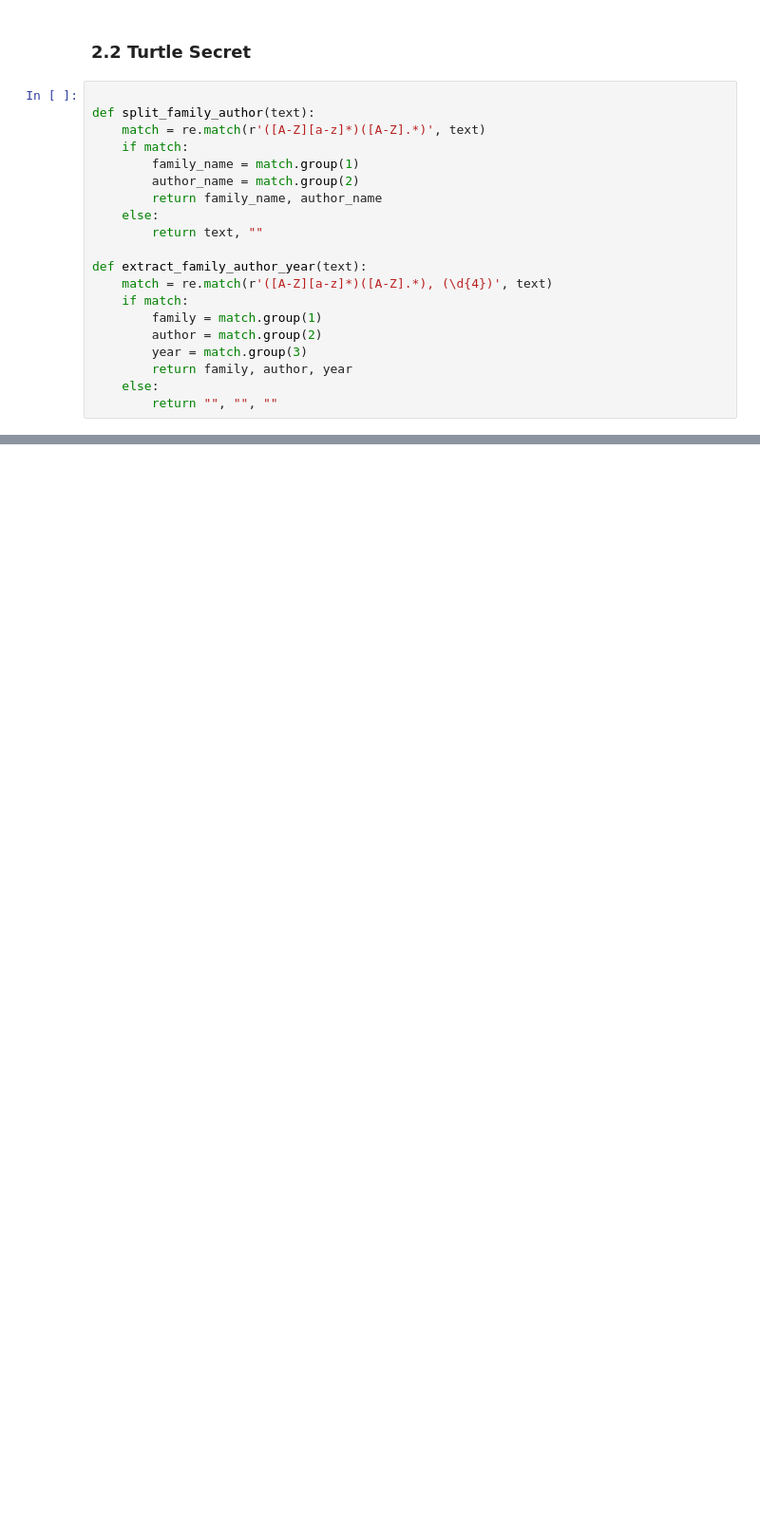
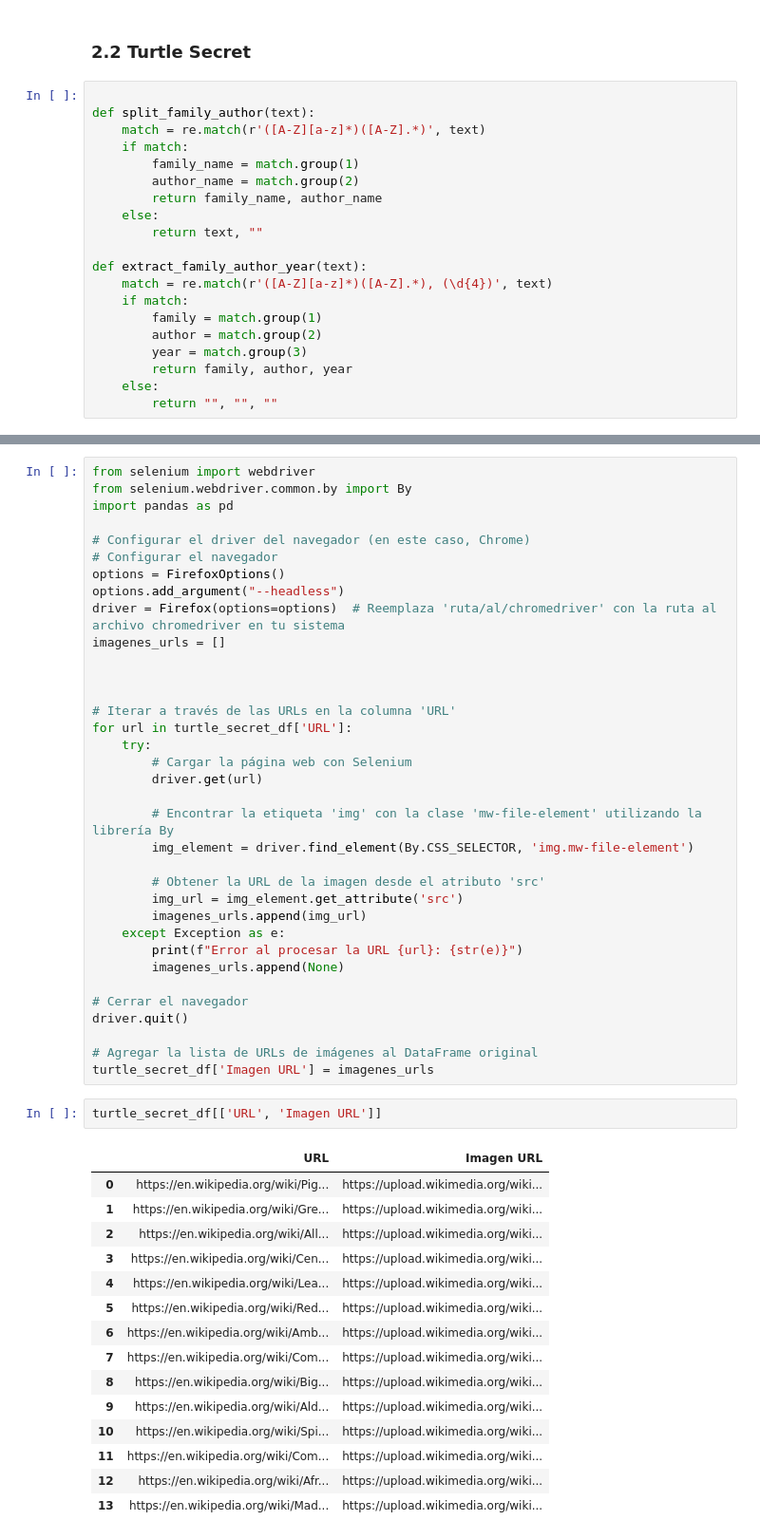
Before and after one commit to Bharragan/DataScrappingGestionTI, a Jupyter notebook: tarea2_integrado.ipynb, the cells around one changed output, grey strips where cells are left out. Shown at 95% size. Cells and saved outputs as stored; diff of their text form; blank space fills up the shorter version.

```diff
--- a/tarea2_integrado.ipynb
+++ b/tarea2_integrado.ipynb
@@ -797,0 +762,53 @@ turtle_secret_df
+# %%
+from selenium import webdriver
+from selenium.webdriver.common.by import By
+import pandas as pd
+
+# Configurar el driver del navegador (en este caso, Chrome)
+# Configurar el navegador
+options = FirefoxOptions()
+options.add_argument("--headless")
+driver = Firefox(options=options)  # Reemplaza 'ruta/al/chromedriver' con la ruta al archivo chromedriver en tu sistema
+imagenes_urls = []
+
+
+
+# Iterar a través de las URLs en la columna 'URL'
+for url in turtle_secret_df['URL']:
+    try:
+        # Cargar la página web con Selenium
+        driver.get(url)
+
+        # Encontrar la etiqueta 'img' con la clase 'mw-file-element' utilizando la librería By
+        img_element = driver.find_element(By.CSS_SELECTOR, 'img.mw-file-element')
+
+        # Obtener la URL de la imagen desde el atributo 'src'
+        img_url = img_element.get_attribute('src')
+        imagenes_urls.append(img_url)
+    except Exception as e:
+        print(f"Error al procesar la URL {url}: {str(e)}")
+        imagenes_urls.append(None)
+
+# Cerrar el navegador
+driver.quit()
+
+# Agregar la lista de URLs de imágenes al DataFrame original
+turtle_secret_df['Imagen URL'] = imagenes_urls
+# %%
+turtle_secret_df[['URL', 'Imagen URL']]
+# %% [output]
+|  | URL | Imagen URL |
+| 0 | https://en.wikipedia.org/wiki/Pig... | https://upload.wikimedia.org/wiki... |
+| 1 | https://en.wikipedia.org/wiki/Gre... | https://upload.wikimedia.org/wiki... |
+| 2 | https://en.wikipedia.org/wiki/All... | https://upload.wikimedia.org/wiki... |
+| 3 | https://en.wikipedia.org/wiki/Cen... | https://upload.wikimedia.org/wiki... |
+| 4 | https://en.wikipedia.org/wiki/Lea... | https://upload.wikimedia.org/wiki... |
+| 5 | https://en.wikipedia.org/wiki/Red... | https://upload.wikimedia.org/wiki... |
+| 6 | https://en.wikipedia.org/wiki/Amb... | https://upload.wikimedia.org/wiki... |
+| 7 | https://en.wikipedia.org/wiki/Com... | https://upload.wikimedia.org/wiki... |
+| 8 | https://en.wikipedia.org/wiki/Big... | https://upload.wikimedia.org/wiki... |
+| 9 | https://en.wikipedia.org/wiki/Ald... | https://upload.wikimedia.org/wiki... |
+| 10 | https://en.wikipedia.org/wiki/Spi... | https://upload.wikimedia.org/wiki... |
+| 11 | https://en.wikipedia.org/wiki/Com... | https://upload.wikimedia.org/wiki... |
+| 12 | https://en.wikipedia.org/wiki/Afr... | https://upload.wikimedia.org/wiki... |
+| 13 | https://en.wikipedia.org/wiki/Mad... | https://upload.wikimedia.org/wiki... |
```
Also changed, not shown: parts of 18 cells of this notebook, 1 other file.
